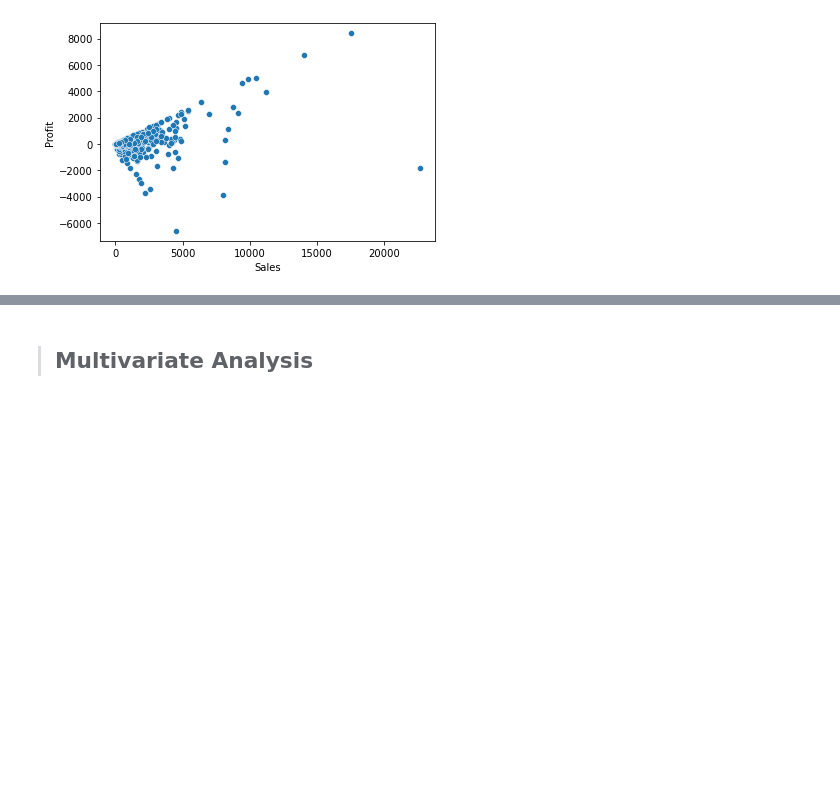
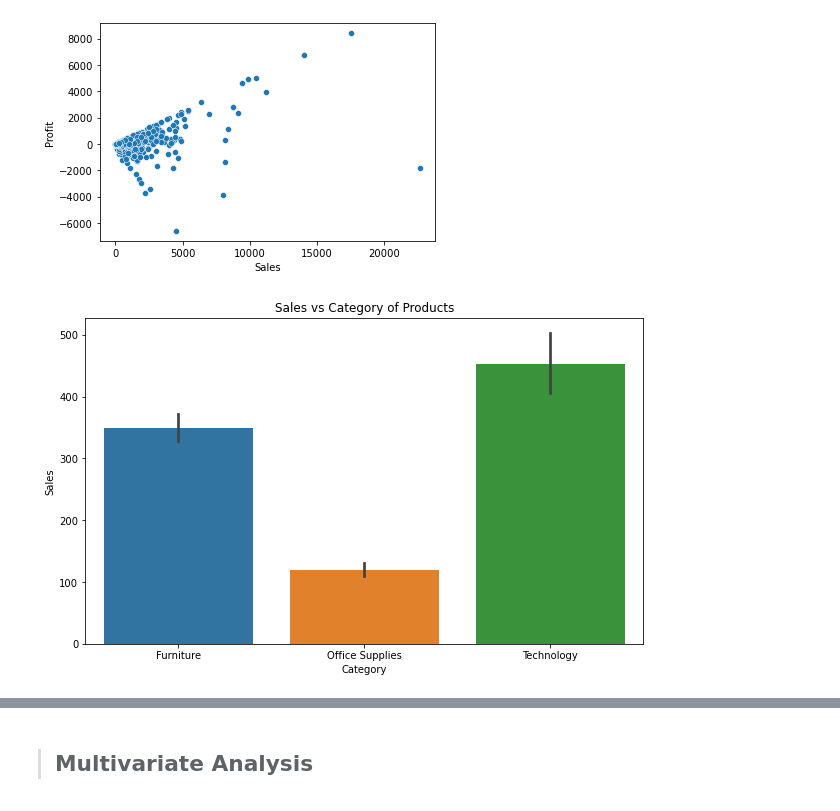
Before and after one commit to Chirag-Naik666/TheSparksFoundation, a Jupyter notebook: TSF_task2.ipynb, the cells around one changed output, grey strips where cells are left out. Cells and saved outputs as stored; diff of their text form; code cells hidden in the pictures; blank space fills up the shorter version.

```diff
--- a/TSF_task2.ipynb
+++ b/TSF_task2.ipynb
@@ -224,4 +210,12 @@ sns.scatterplot(df["Sales"],df["Profit"])
 plt.show()
 # %% [output]
 [figure]
+# %%
+#sales vs category
+plt.figure(figsize = (10,6))
+plt.title('Sales vs Category of Products')
+sns.barplot(df['Category'],df['Sales'])
+plt.show()
+# %% [output]
+[figure, added]
 # %%
```
Also changed, not shown: parts of 26 cells of this notebook.
